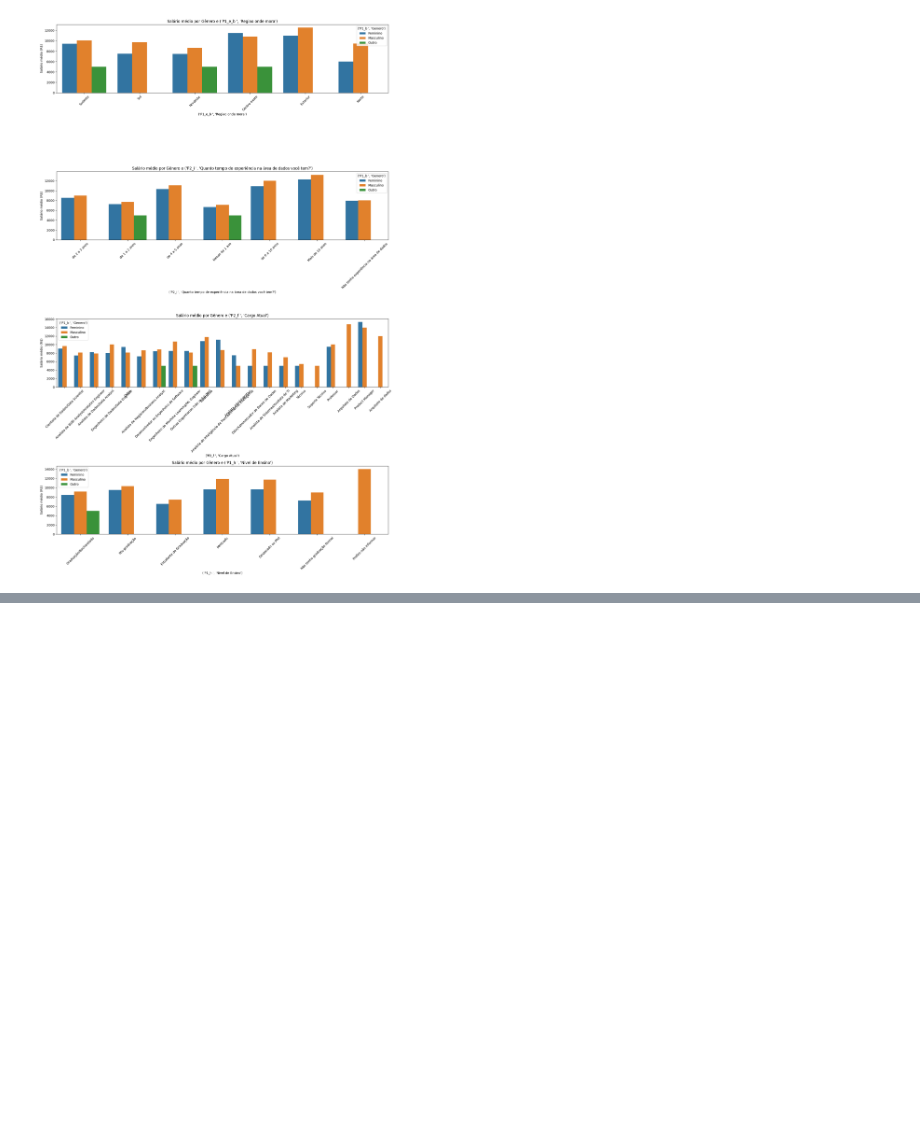
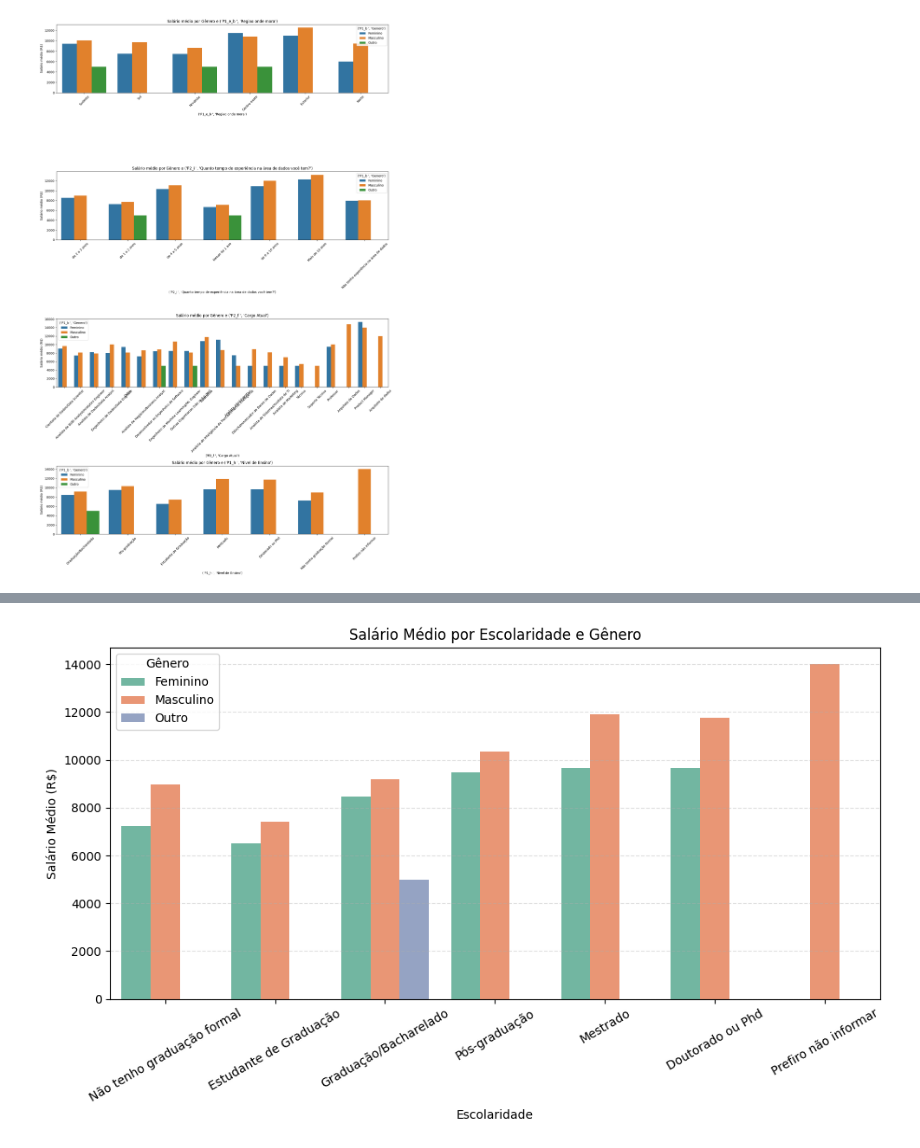
Before and after one commit to FGV-VIS-2025/tarefa-4-mulheres_no_mercado_brasileiro_de_dados, a Jupyter notebook: analise_exploratoria/analise_exploratoria.ipynb, the cells around one changed output, grey strips where cells are left out. Saved outputs shown, nothing was run; the diff lists cells and outputs as text; code cells hidden in the pictures; blank space fills up the shorter version.

```diff
--- a/analise_exploratoria/analise_exploratoria.ipynb
+++ b/analise_exploratoria/analise_exploratoria.ipynb
@@ -192,0 +267,24 @@ plt.show()
+# %%
+# Agrupar e calcular a média salarial
+grouped_salario = df.groupby([col_escolaridade, "('P1_b ', 'Genero')"])['salario'].mean().reset_index()
+
+plt.figure(figsize=(10, 6))
+sns.barplot(
+    data=grouped_salario,
+    x=col_escolaridade,
+    y='salario',
+    hue="('P1_b ', 'Genero')",
+    order=['Não tenho graduação formal', 'Estudante de Graduação', 'Graduação/Bacharelado',  'Pós-graduação', 'Mestrado', 'Doutorado ou Phd', 'Prefiro não informar'],
+    palette='Set2'
+)
+plt.title('Salário Médio por Escolaridade e Gênero')
+plt.xlabel('Escolaridade')
+plt.ylabel('Salário Médio (R$)')
+plt.legend(title='Gênero')
+plt.grid(axis='y', linestyle='--', alpha=0.4)
+plt.xticks(rotation=30)
+
+plt.tight_layout()
+plt.show()
+# %% [output]
+[figure, added]
```
Also changed, not shown: parts of 13 cells of this notebook.
